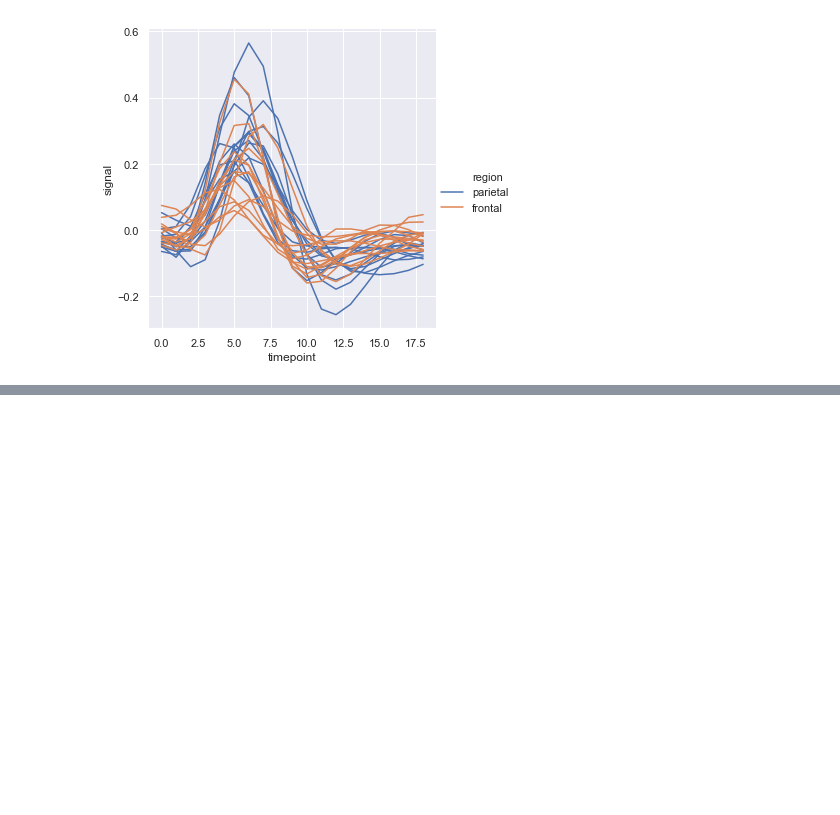
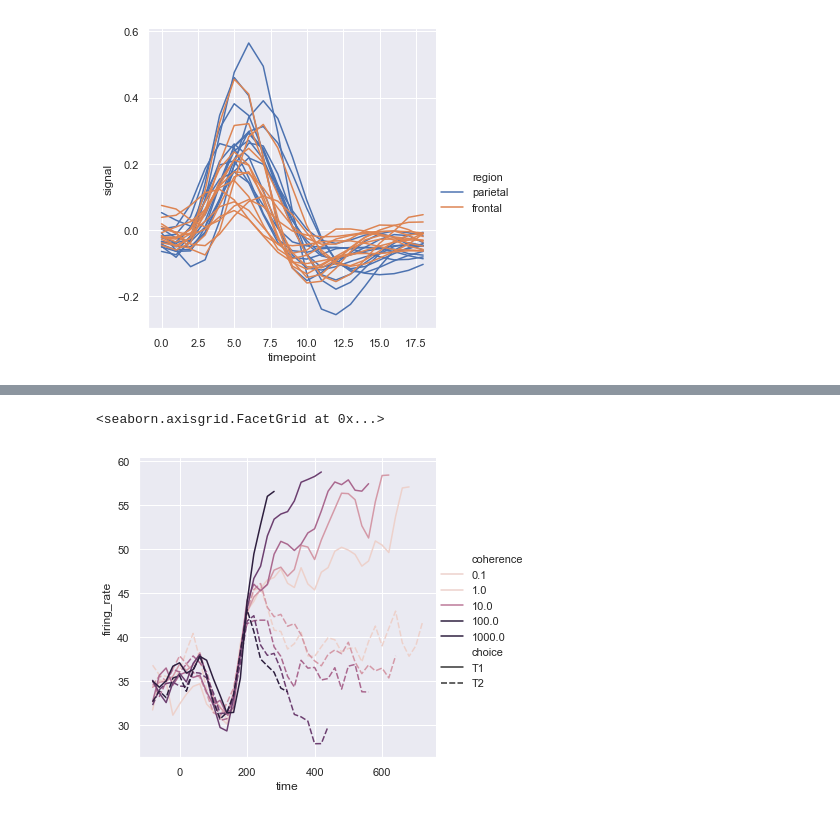
Before and after one commit to kelly-gilbert/tutorials-seaborn, a Jupyter notebook: tutorials-seaborn.ipynb, the cells around one changed output, grey strips where cells are left out. Drawn from its saved outputs; the diff is of its cells as text; code cells hidden in the pictures; blank space fills up the shorter version.

```diff
--- a/tutorials-seaborn.ipynb
+++ b/tutorials-seaborn.ipynb
@@ -160,0 +189,13 @@ sns.relplot(x="timepoint", y="signal", kind="line",
+# %%
+# specify how the color map is normalized
+
+from matplotlib.colors import LogNorm
+palette = sns.cubehelix_palette(light=.7, n_colors=6)
+
+sns.relplot(x="time", y="firing_rate",
+            hue="coherence", style="choice",
+            hue_norm=LogNorm(),
+            kind="line", data=dots)
+# %% [output]
+<seaborn.axisgrid.FacetGrid at 0x...>
+[figure, added]
```
Also changed, not shown: parts of 15 cells of this notebook.
